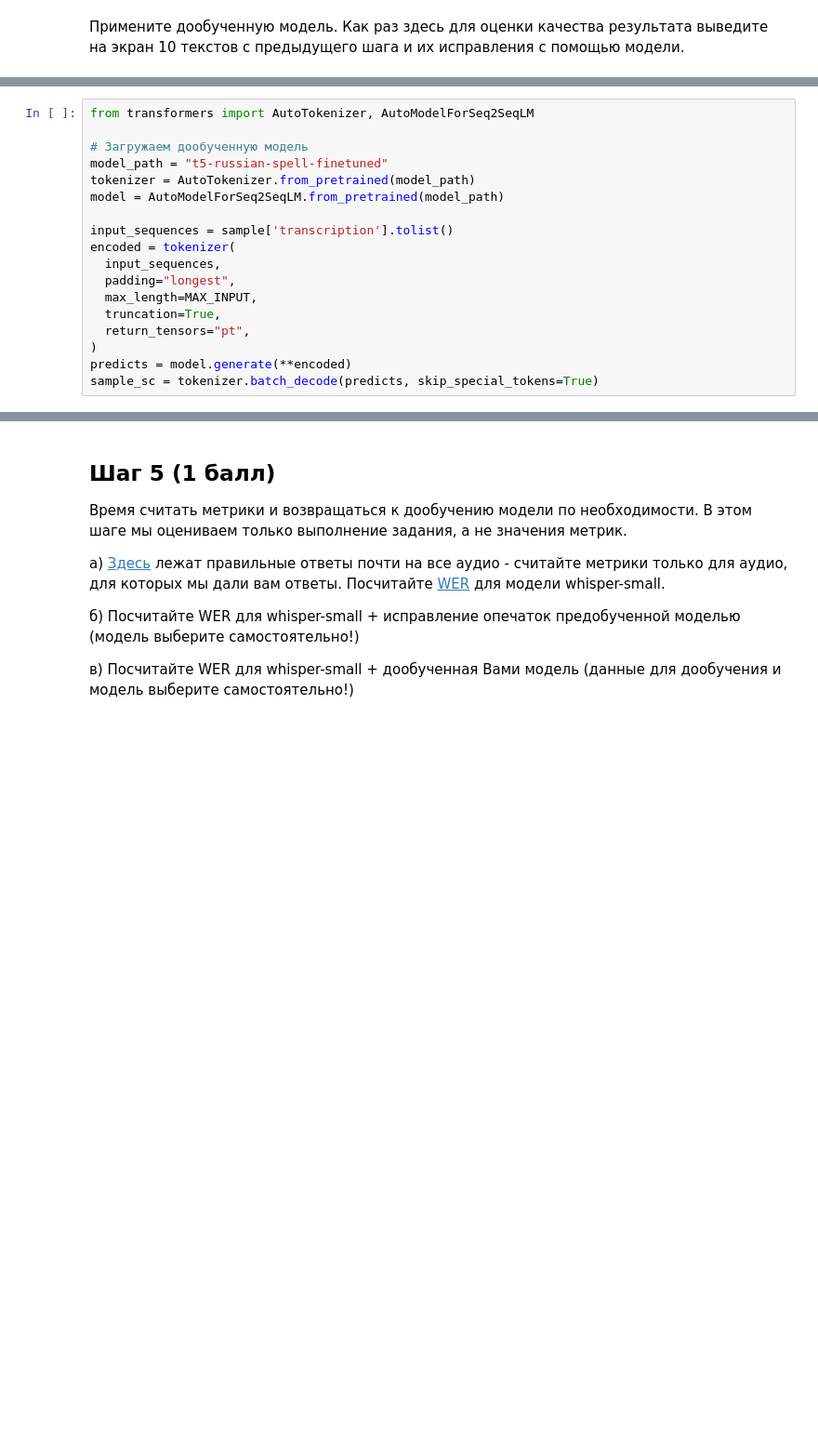
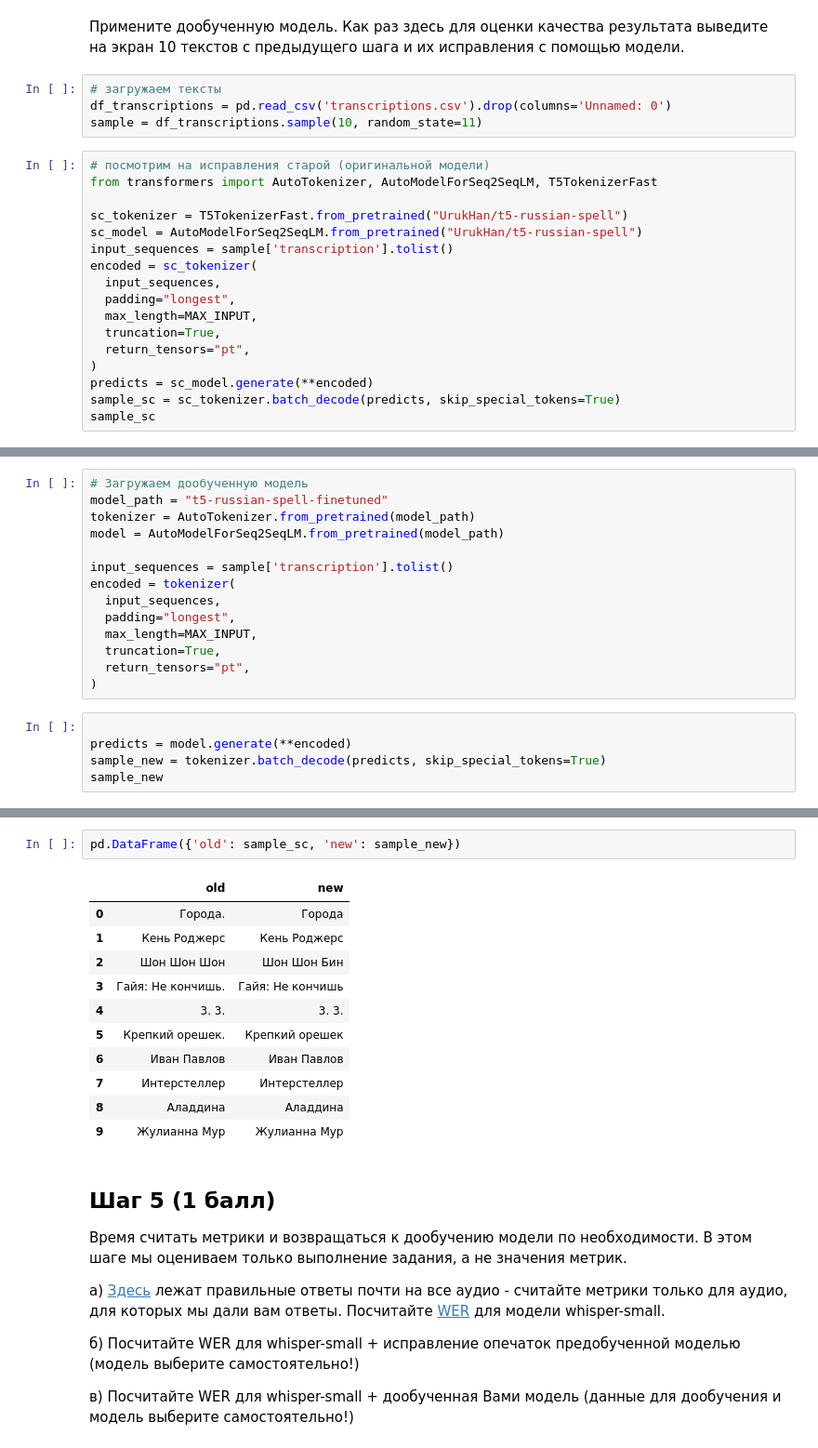
Before and after one commit to just-hw/GEN_HW1, a Jupyter notebook: Hometasks/Base/GenDL_HT1_base_2026.ipynb, the cells around one changed output, grey strips where cells are left out. Shown at 93% size. Cells and saved outputs as stored; diff of their text form; blank space fills up the shorter version.

```diff
--- a/Hometasks/Base/GenDL_HT1_base_2026.ipynb
+++ b/Hometasks/Base/GenDL_HT1_base_2026.ipynb
@@ -1119,2 +1107,23 @@ sc_tokenizer.save_pretrained(SAVE_PATH)
 # %% [markdown]
 Примените дообученную модель. Как раз здесь для оценки качества результата выведите на экран 10 текстов с предыдущего шага и их исправления с помощью модели.
+# %%
+# загружаем тексты
+df_transcriptions = pd.read_csv('transcriptions.csv').drop(columns='Unnamed: 0')
+sample = df_transcriptions.sample(10, random_state=11)
+# %%
+# посмотрим на исправления старой (оригинальной модели)
+from transformers import AutoTokenizer, AutoModelForSeq2SeqLM, T5TokenizerFast
+
+sc_tokenizer = T5TokenizerFast.from_pretrained("UrukHan/t5-russian-spell")
+sc_model = AutoModelForSeq2SeqLM.from_pretrained("UrukHan/t5-russian-spell")
+input_sequences = sample['transcription'].tolist()
+encoded = sc_tokenizer(
+  input_sequences,
+  padding="longest",
+  max_length=MAX_INPUT,
+  truncation=True,
+  return_tensors="pt",
+)
+predicts = sc_model.generate(**encoded)
+sample_sc = sc_tokenizer.batch_decode(predicts, skip_special_tokens=True)
+sample_sc
@@ -1121,6 +1142,4 @@ sc_tokenizer.save_pretrained(SAVE_PATH)
 # %%
-from transformers import AutoTokenizer, AutoModelForSeq2SeqLM
-
 # Загружаем дообученную модель
 model_path = "t5-russian-spell-finetuned"
 tokenizer = AutoTokenizer.from_pretrained(model_path)
@@ -1134,5 +1153,8 @@ encoded = tokenizer(
   truncation=True,
   return_tensors="pt",
 )
-predicts = model.generate(**encoded)
-sample_sc = tokenizer.batch_decode(predicts, skip_special_tokens=True)
+# %%
+
+predicts = model.generate(**encoded)
+sample_new = tokenizer.batch_decode(predicts, skip_special_tokens=True)
+sample_new
@@ -1139,3 +1172,17 @@ sample_sc = tokenizer.batch_decode(predicts, skip_special_tokens=True)
+# %%
+pd.DataFrame({'old': sample_sc, 'new': sample_new})
+# %% [output]
+|  | old | new |
+| 0 | Города. | Города |
+| 1 | Кень Роджерс | Кень Роджерс |
+| 2 | Шон Шон Шон | Шон Шон Бин |
+| 3 | Гайя: Не кончишь. | Гайя: Не кончишь |
+| 4 | 3. 3. | 3. 3. |
+| 5 | Крепкий орешек. | Крепкий орешек |
+| 6 | Иван Павлов | Иван Павлов |
+| 7 | Интерстеллер | Интерстеллер |
+| 8 | Аладдина | Аладдина |
+| 9 | Жулианна Мур | Жулианна Мур |
 # %% [markdown]
 ## Шаг 5 (1 балл)
 
```
Also changed, not shown: parts of 15 cells of this notebook.
